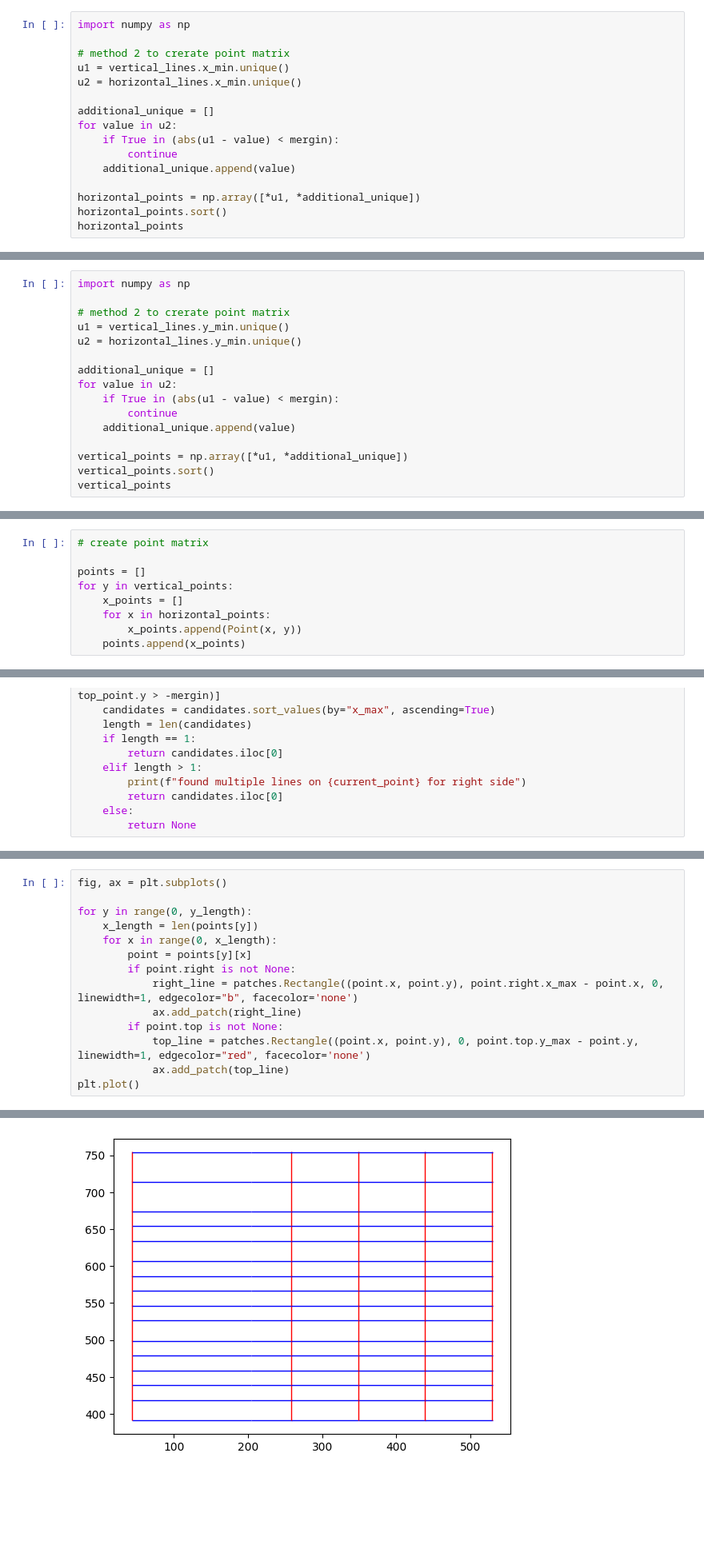
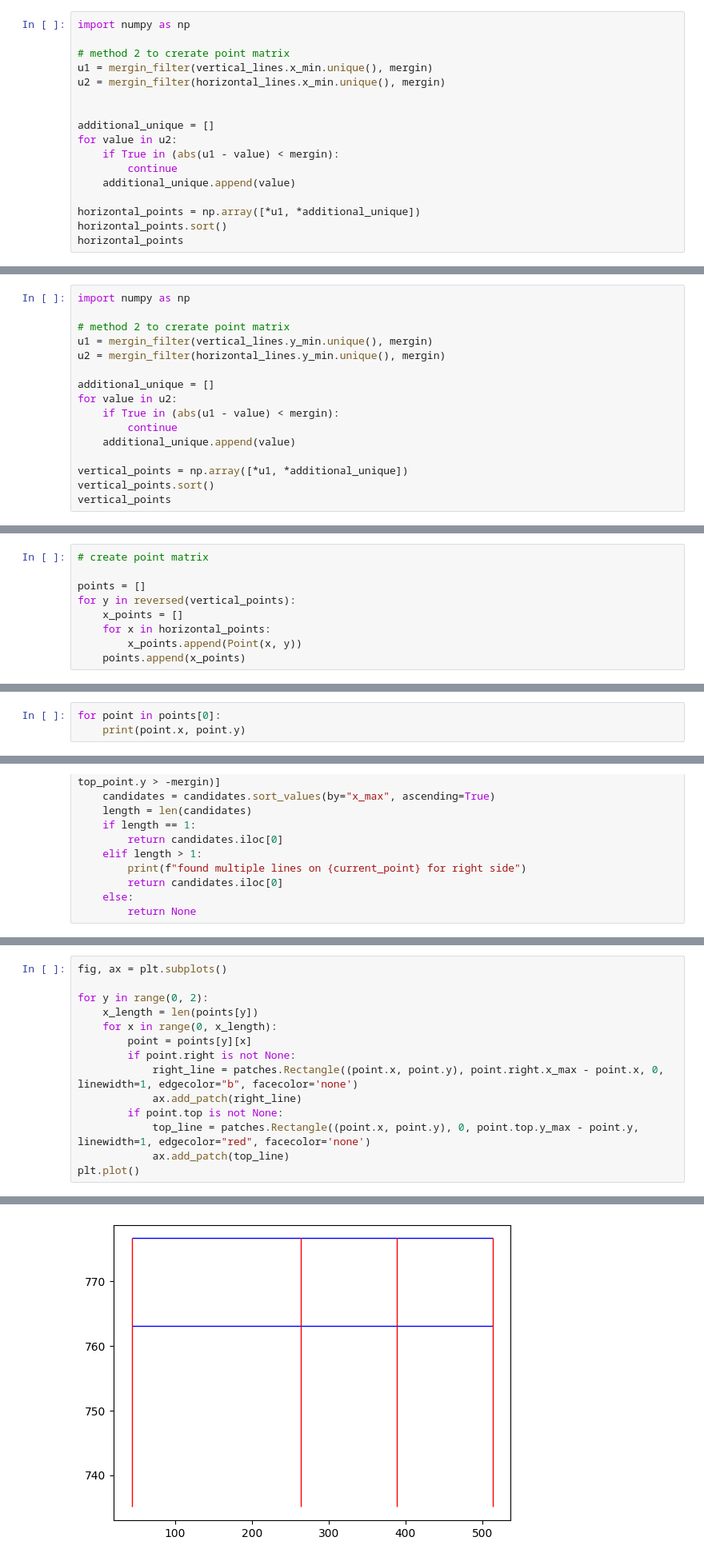
Before and after one commit to Naradice/stocknet_study, a Jupyter notebook: TextAnalytics/pre_procress/pdf_analytics.ipynb, the cells around one changed output, grey strips where cells are left out. Shown: that part at 80% size. Drawn from its saved outputs; the diff is of its cells as text; blank space fills up the shorter version.

```diff
--- a/TextAnalytics/pre_procress/pdf_analytics.ipynb
+++ b/TextAnalytics/pre_procress/pdf_analytics.ipynb
@@ -483,8 +506,9 @@ points_df.iloc[y, x]
 import numpy as np
 
 # method 2 to crerate point matrix
-u1 = vertical_lines.x_min.unique()
-u2 = horizontal_lines.x_min.unique()
+u1 = mergin_filter(vertical_lines.x_min.unique(), mergin)
+u2 = mergin_filter(horizontal_lines.x_min.unique(), mergin)
+
 
 additional_unique = []
 for value in u2:
@@ -501,8 +541,8 @@ array([ 43.22835, 204.72834, 258.72834, 348.72835, 438.72835, 529.22835])
 import numpy as np
 
 # method 2 to crerate point matrix
-u1 = vertical_lines.y_min.unique()
-u2 = horizontal_lines.y_min.unique()
+u1 = mergin_filter(vertical_lines.y_min.unique(), mergin)
+u2 = mergin_filter(horizontal_lines.y_min.unique(), mergin)
 
 additional_unique = []
 for value in u2:
@@ -608,7 +651,7 @@ class Point:
 # create point matrix
 
 points = []
-for y in vertical_points:
+for y in reversed(vertical_points):
     x_points = []
     for x in horizontal_points:
         x_points.append(Point(x, y))
@@ -628,0 +672,3 @@ print(current_point, right_point)
+# %%
+for point in points[0]:
+    print(point.x, point.y)
@@ -739,20 +798,20 @@ found multiple lines on (43.22835, 754.13976) for bottom side
 # %%
 fig, ax = plt.subplots()
 
-for y in range(0, y_length):
+for y in range(0, 2):
     x_length = len(points[y])
     for x in range(0, x_length):
         point = points[y][x]
         if point.right is not None:
             right_line = patches.Rectangle((point.x, point.y), point.right.x_max - point.x, 0, linewidth=1, edgecolor="b", facecolor='none')
             ax.add_patch(right_line)
         if point.top is not None:
             top_line = patches.Rectangle((point.x, point.y), 0, point.top.y_max - point.y, linewidth=1, edgecolor="red", facecolor='none')
             ax.add_patch(top_line)
 plt.plot()
 # %% [output]
 []
-[figure, old version]
+[figure, new version]
 # %%
 cell_bbox = [[(0, 0, 0, 0) for x in range(0, len(horizontal_points) -1)] for y in range(0, len(vertical_points) -1)]
 
```
Also changed, not shown: parts of 57 cells of this notebook.
